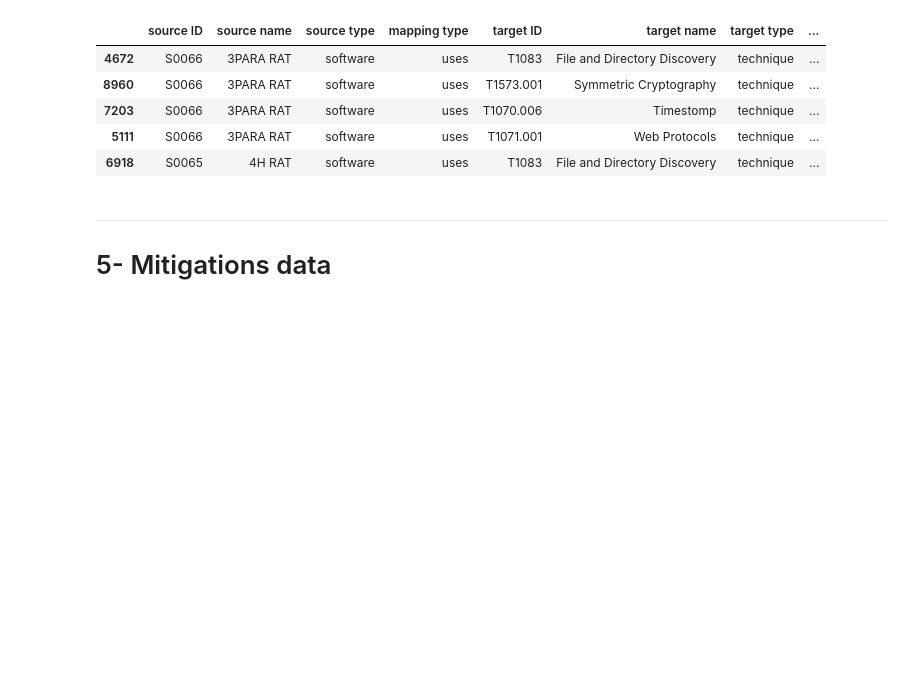
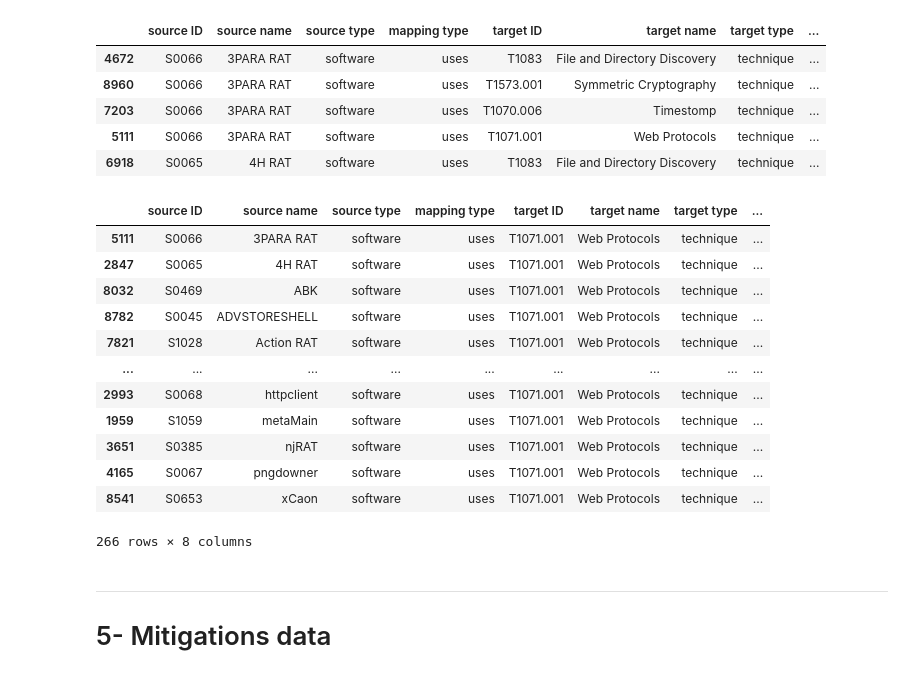
Before and after one commit to hcvu1050/hieuchivu-gt24-repo2, a Jupyter notebook: notebooks/data_explore.ipynb, the cells around one changed output. Cells and saved outputs as stored; diff of their text form; code cells hidden in the pictures; blank space fills up the shorter version.

```diff
--- a/notebooks/data_explore.ipynb
+++ b/notebooks/data_explore.ipynb
@@ -275,6 +278,22 @@ software_techniques_df.head()
 | 7203 | S0066 | 3PARA RAT | software | uses | T1070.006 | Timestomp | technique | ... |
 | 5111 | S0066 | 3PARA RAT | software | uses | T1071.001 | Web Protocols | technique | ... |
 | 6918 | S0065 | 4H RAT | software | uses | T1083 | File and Directory Discovery | technique | ... |
+# %%
+software_techniques_df[software_techniques_df['target ID'] == 'T1071.001']
+# %% [output]
+|  | source ID | source name | source type | mapping type | target ID | target name | target type | ... |
+| 5111 | S0066 | 3PARA RAT | software | uses | T1071.001 | Web Protocols | technique | ... |
+| 2847 | S0065 | 4H RAT | software | uses | T1071.001 | Web Protocols | technique | ... |
+| 8032 | S0469 | ABK | software | uses | T1071.001 | Web Protocols | technique | ... |
+| 8782 | S0045 | ADVSTORESHELL | software | uses | T1071.001 | Web Protocols | technique | ... |
+| 7821 | S1028 | Action RAT | software | uses | T1071.001 | Web Protocols | technique | ... |
+| ... | ... | ... | ... | ... | ... | ... | ... | ... |
+| 2993 | S0068 | httpclient | software | uses | T1071.001 | Web Protocols | technique | ... |
+| 1959 | S1059 | metaMain | software | uses | T1071.001 | Web Protocols | technique | ... |
+| 3651 | S0385 | njRAT | software | uses | T1071.001 | Web Protocols | technique | ... |
+| 4165 | S0067 | pngdowner | software | uses | T1071.001 | Web Protocols | technique | ... |
+| 8541 | S0653 | xCaon | software | uses | T1071.001 | Web Protocols | technique | ... |
+266 rows × 8 columns
 # %% [markdown]
 ---
 # 5- Mitigations data
```
Also changed, not shown: parts of 1 cell of this notebook, 1 other file.
